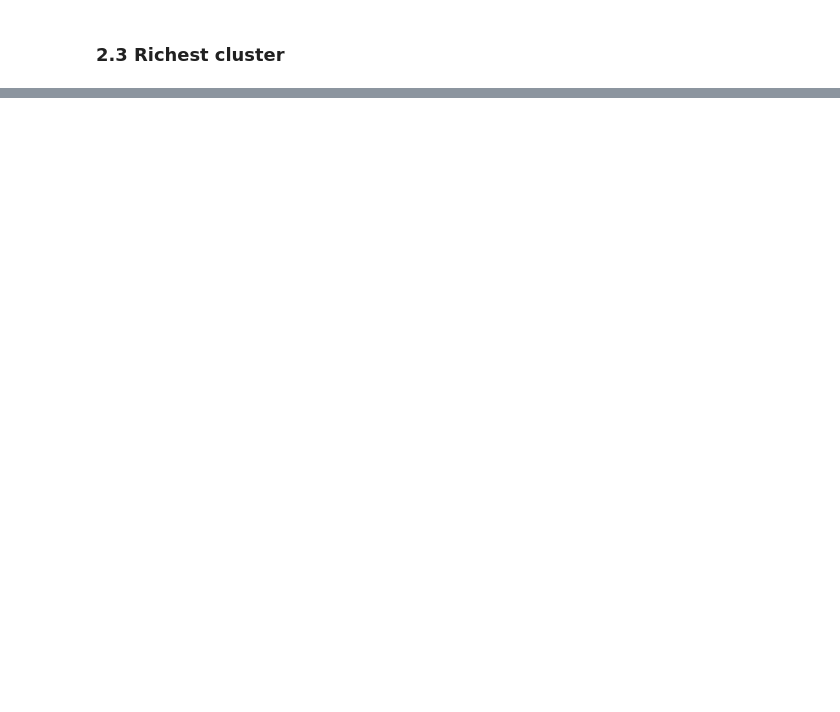
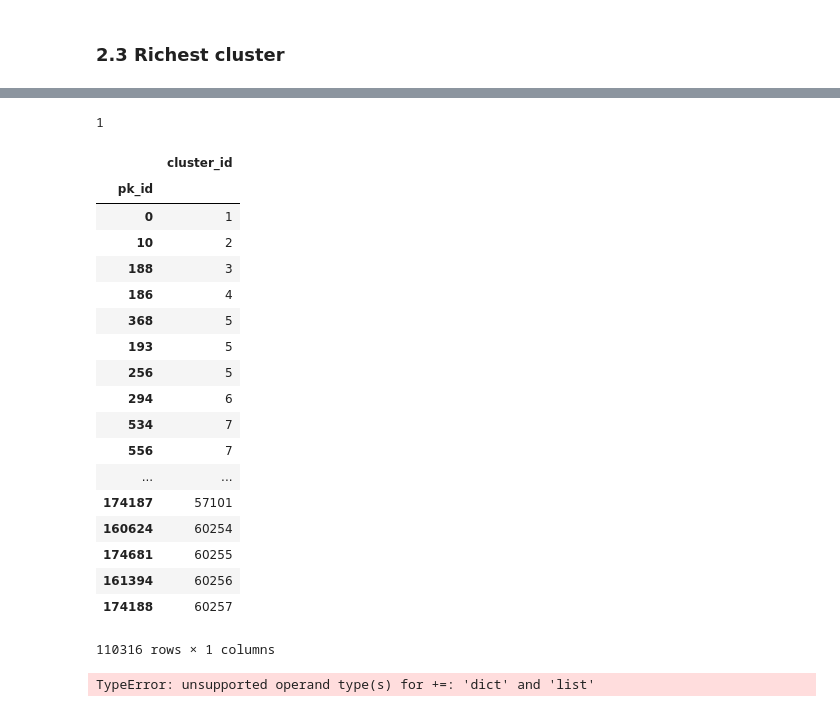
Before and after one commit to iuliu8899/cryptocurrency-data-analysis, a Jupyter notebook: 1.ipynb, the cells around one changed output, grey strips where cells are left out. Cells and saved outputs as stored; diff of their text form; code cells hidden in the pictures; blank space fills up the shorter version.

```diff
--- a/1.ipynb
+++ b/1.ipynb
@@ -289,0 +412,4 @@ temp.idxmax()
+# %%
+len(inputs.loc[inputs['tx_id']==26131])
+# %% [output]
+1
@@ -289,0 +437,28 @@ temp.idxmax()
+# %%
+clusters_test
+# %% [output]
+|  | cluster_id |
+| pk_id |  |
+| 0 | 1 |
+| 10 | 2 |
+| 188 | 3 |
+| 186 | 4 |
+| 368 | 5 |
+| 193 | 5 |
+| 256 | 5 |
+| 294 | 6 |
+| 534 | 7 |
+| 556 | 7 |
+| ... | ... |
+| 174187 | 57101 |
+| 160624 | 60254 |
+| 174681 | 60255 |
+| 161394 | 60256 |
+| 174188 | 60257 |
+110316 rows × 1 columns
+# %%
+t = {}
+t += clusters_test.loc[clusters_test['cluster_id']==0].index.tolist()
+t
+# %% [output]
+TypeError: unsupported operand type(s) for +=: 'dict' and 'list'
```
Also changed, not shown: parts of 25 cells of this notebook, 3 other files.
